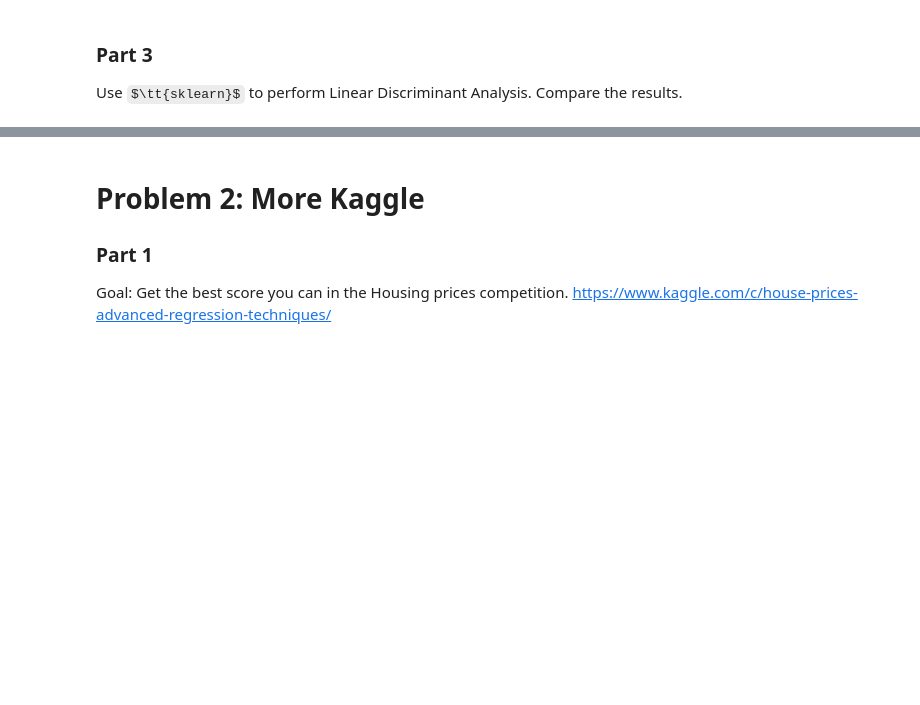
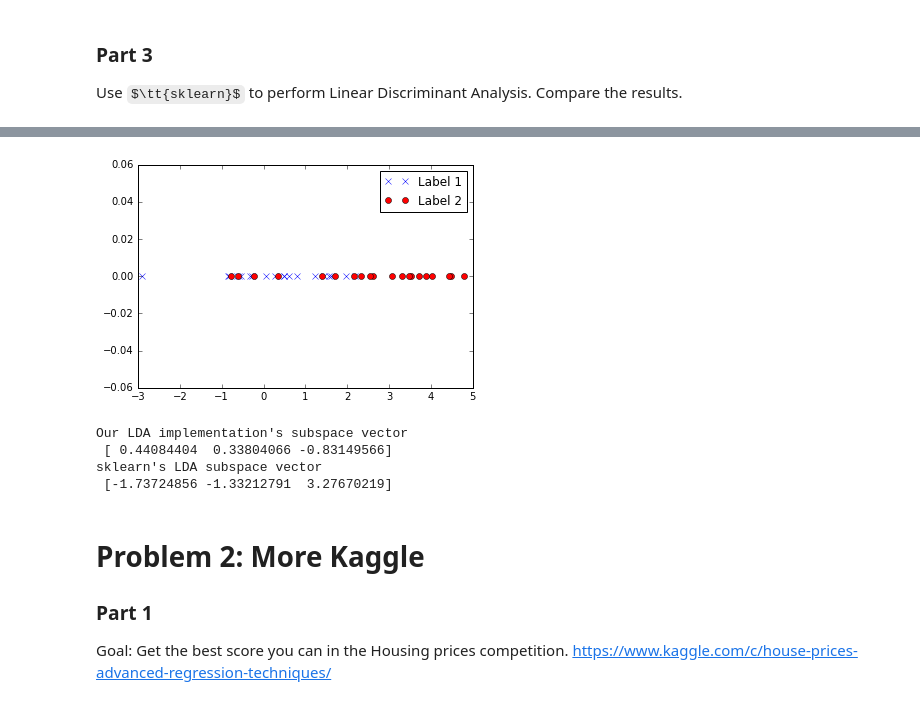
Before and after one commit to RohanNagar/datasciencelab-utaustin, a Jupyter notebook: lab5/lab5.ipynb, the cells around one changed output, grey strips where cells are left out. Drawn from its saved outputs; the diff is of its cells as text; code cells hidden in the pictures; some formulas as TeX source; blank space fills up the shorter version.

Commit message:
Added LDA subspace vector comparisons

```diff
--- a/lab5/lab5.ipynb
+++ b/lab5/lab5.ipynb
@@ -222,3 +223,27 @@ fig.show()
+# %%
+W_skl = sklearn_lda.coef_
+label1_lda_skl = label1_samples @ W_skl.T
+label2_lda_skl = label2_samples @ W_skl.T
+y_label1 = np.zeros(label1_lda.shape[0])
+y_label2 = np.zeros(label2_lda.shape[0])
+
+fig = plt.figure()
+ax = fig.add_subplot(111)
+ax.plot(label1_lda_skl, y_label1, label='Label 1', marker='x', linestyle='')
+ax.plot(label2_lda_skl, y_label2,  c='r', label='Label 2', marker='o', linestyle='')
+ax.legend()
+fig.show()
+# %% [output]
+[figure, added]
+# %%
+print('Our LDA implementation\'s subspace vector\n', W.real)
+
+print('sklearn\'s LDA subspace vector\n', W_skl.reshape(-1))
+# %% [output]
+Our LDA implementation's subspace vector
+ [ 0.44084404  0.33804066 -0.83149566]
+sklearn's LDA subspace vector
+ [-1.73724856 -1.33212791  3.27670219]
 # %% [markdown]
 # Problem 2: More Kaggle
 
```
Also changed, not shown: parts of 10 cells of this notebook.
